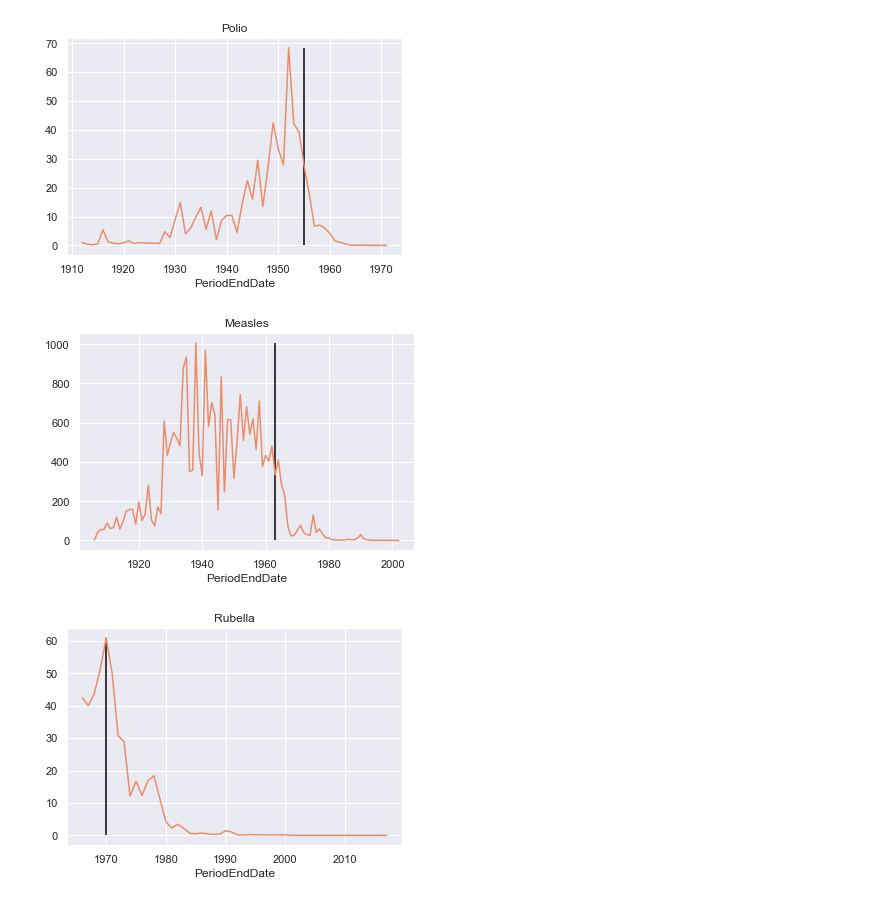
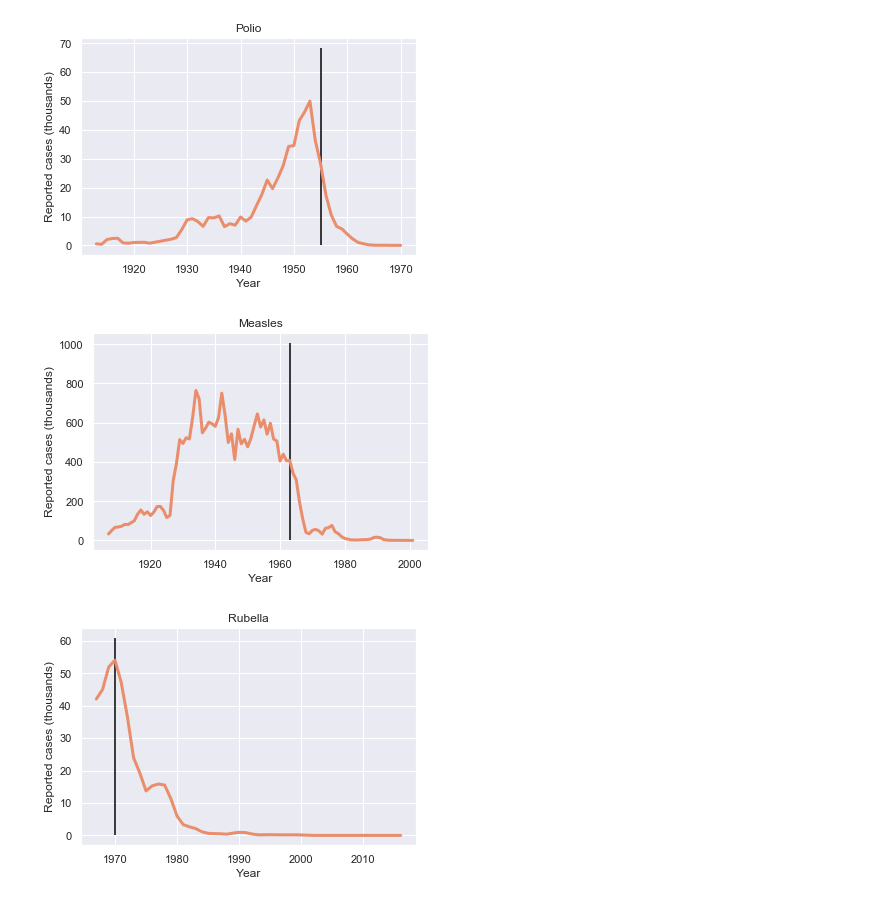
Before and after one commit to AlexLu94/MyDataAnalysisPortfolio, a Jupyter notebook: impact_of_vaccines/analysis.ipynb, the cells around one changed output. Saved outputs shown, nothing was run; the diff lists cells and outputs as text; code cells hidden in the pictures.

```diff
--- a/impact_of_vaccines/analysis.ipynb
+++ b/impact_of_vaccines/analysis.ipynb
@@ -1,40 +1,47 @@
 # %%
 import pandas as pd
+import numpy as np
 import matplotlib.pyplot as plt
 import matplotlib.colors as mcolors
 import seaborn as sns
-
-
-
 
 # Prepare a color palette, useful later
 sns.set_theme(palette='flare', style='darkgrid')
 palette = []
 for color in mcolors.TABLEAU_COLORS.values():
       palette.append(color)
+
+def moving_average(series, w):
+    retv = np.cumsum(series)
+    retv[w:] = retv[w:] - retv[:-w]
+    return retv[w - 1:] / w
 # %%
 filenames       = ["polio.csv", "measles.csv",  "rubella.csv"]
 disease_strings = ["Polio",     "Measles",      "Rubella"]
 vaccine_years   = [1955,        1963,           1970]
 
 for filename, disease_string, vaccine_year in zip(filenames, disease_strings, vaccine_years):
-    data     = pd.read_csv(filename)
-    data = data[data['Fatalities']==0]
-    parsed = data[data['PartOfCumulativeCountSeries']==0].copy()
+    data    = pd.read_csv(filename, usecols=['Fatalities', 'PeriodStartDate', 'PeriodEndDate',
+       'PartOfCumulativeCountSeries','CountValue'])
+    data    = data[data['Fatalities']==0]
+
+    parsed  = data[data['PartOfCumulativeCountSeries']==0].copy()
     parsed.PeriodEndDate = data[data['PartOfCumulativeCountSeries']==0].PeriodEndDate.apply(lambda x: int(x[0:4]))
     parsed = parsed.groupby(by=['PeriodEndDate']).CountValue.sum()/1000
 
     parsed_cumulative = data[data['PartOfCumulativeCountSeries']==1].copy()
     parsed_cumulative.PeriodEndDate = data[data['PartOfCumulativeCountSeries']==1].PeriodEndDate.apply(lambda x: int(x[0:4]))
     parsed_cumulative = parsed_cumulative.groupby(by=['PeriodEndDate']).CountValue.max()/1000
 
     parsed_total = parsed.add(parsed_cumulative, fill_value=0)
 
-    parsed_total.plot.line()
+    plt.plot(parsed_total.index.to_numpy()[1:-1], moving_average(parsed_total.to_numpy(), 3), linewidth=3)
     plt.vlines(vaccine_year, 0, parsed_total.max())
     plt.title(disease_string)
+    plt.xlabel("Year")
+    plt.ylabel("Reported cases (thousands)")
     plt.show()
 # %% [output]
-[figure, old version]
+[figure, new version]
-[figure, old version]
+[figure, new version]
-[figure, old version]
+[figure, new version]
```
